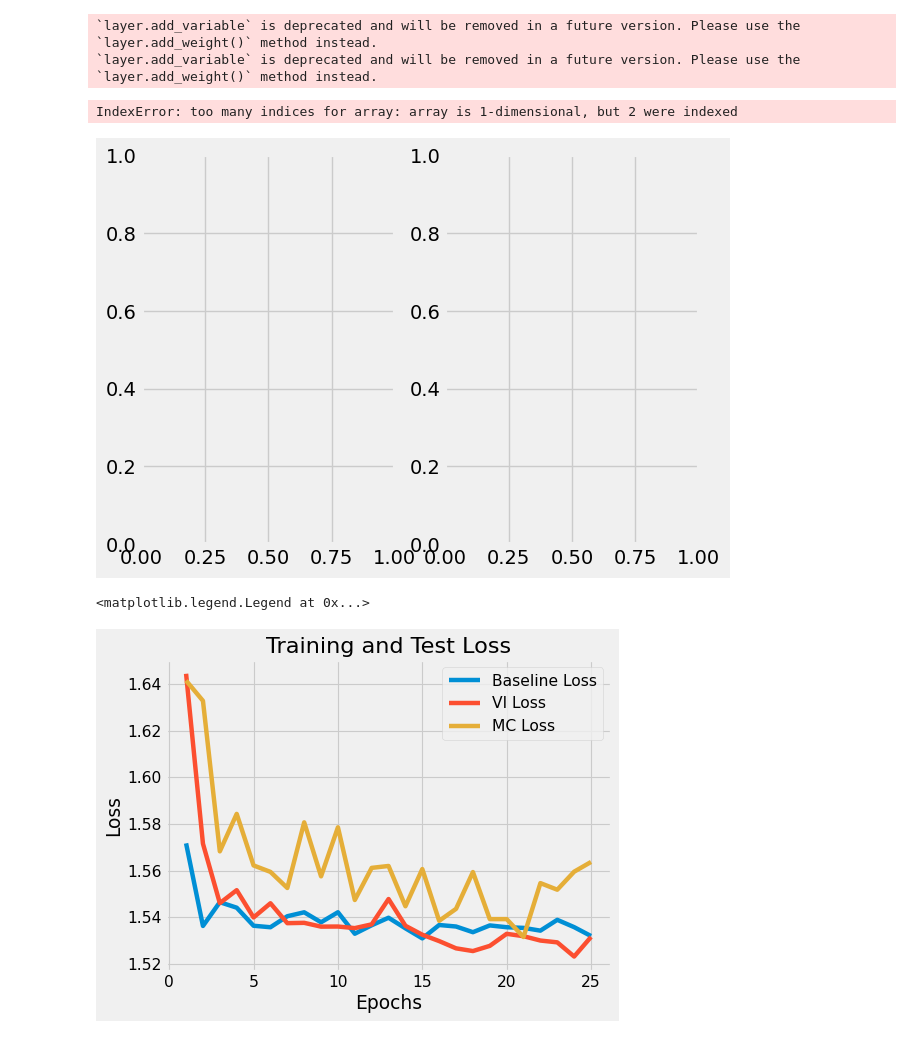
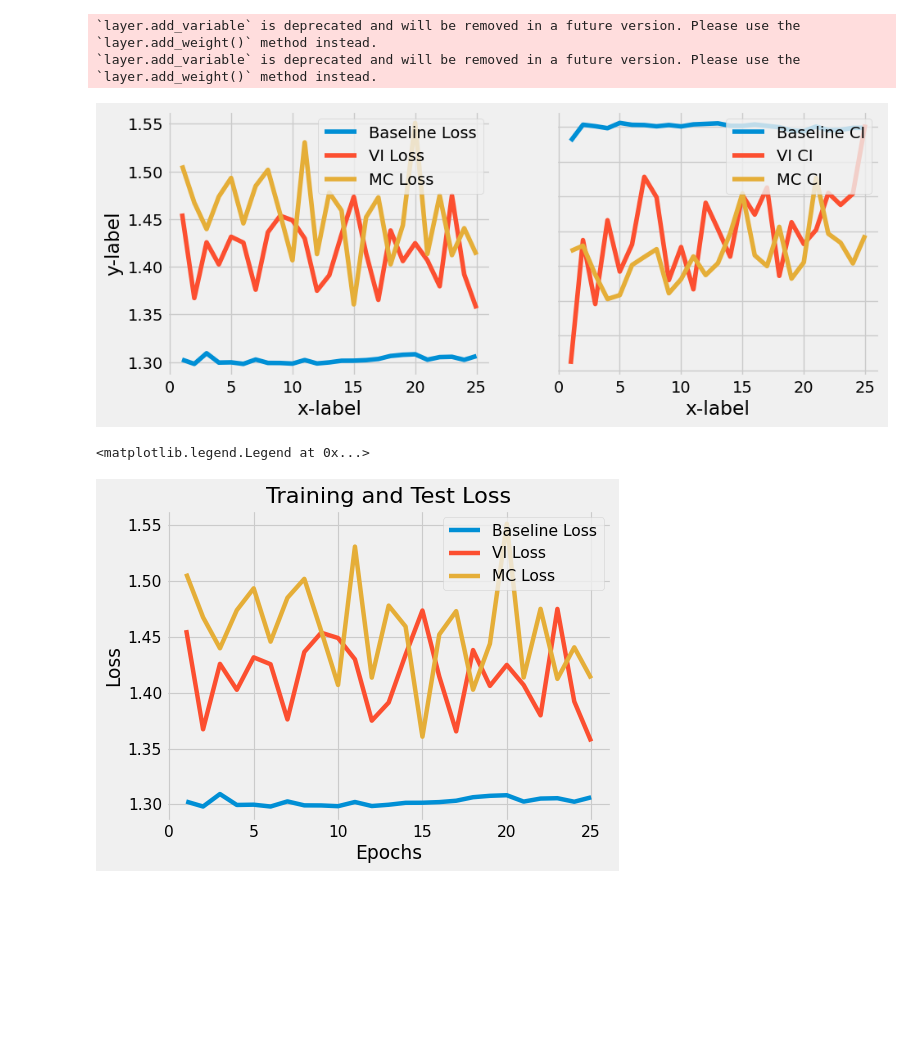
Before and after one commit to thecml/baysurv-wip, a Jupyter notebook: notebooks/model_training.ipynb, the cells around one changed output. Saved outputs shown, nothing was run; the diff lists cells and outputs as text; code cells hidden in the pictures; blank space fills up the shorter version.

```diff
--- a/notebooks/model_training.ipynb
+++ b/notebooks/model_training.ipynb
@@ -15,9 +15,10 @@ from sklearn.model_selection import train_test_split
 from tools.preprocessor import Preprocessor
 
 N_EPOCHS = 10
+BATCH_SIZE = 32
 
 # Load data
-dl = data_loader.MetabricDataLoader().load_data()
+dl = data_loader.GbsgDataLoader().load_data()
 X, y = dl.get_data()
 num_features, cat_features = dl.get_features()
 
@@ -38,18 +39,16 @@ t_test = np.array(y_test['Time'])
 e_test = np.array(y_test['Event'])
 
 # Load network parameters
-config = load_config(pt.CONFIGS_DIR, "whas_arch.yaml")
+config = load_config(pt.CONFIGS_DIR, "gbsg_arch.yaml")
 optimizer = tf.keras.optimizers.deserialize(config['optimizer'])
 custom_objects = {"CoxPHLoss": CoxPHLoss()}
 with tf.keras.utils.custom_object_scope(custom_objects):
     loss_fn = tf.keras.losses.deserialize(config['loss_fn'])
+layers = config['network_layers']
 activation_fn = config['activiation_fn']
-num_epochs = config['num_epochs']
-layers = config['network_layers']
-batch_size = config['batch_size']
 dropout_rate = config['dropout_rate']
-batch_size = config['batch_size']
+l2_reg = config['dropout_rate']
 
 # Make data loaders
-train_ds = InputFunction(X_train, t_train, e_train, batch_size=batch_size, drop_last=True, shuffle=True)()
-test_ds = InputFunction(X_test, t_test, e_test, batch_size=batch_size)()
+train_ds = InputFunction(X_train, t_train, e_train, batch_size=BATCH_SIZE, drop_last=True, shuffle=True)()
+test_ds = InputFunction(X_test, t_test, e_test, batch_size=BATCH_SIZE)()
@@ -59,7 +55,8 @@ To enable them in other operations, rebuild TensorFlow with the appropriate comp
 # %%
 # Train baseline model
 baseline_model = make_baseline_model(input_shape=X_train.shape[1:], output_dim=1,
-                                     layers=layers, activation_fn=activation_fn, dropout_rate=dropout_rate)
+                                     layers=layers, activation_fn=activation_fn,
+                                     dropout_rate=dropout_rate, regularization_pen=l2_reg)
 baseline_trainer = model_trainer.Trainer(model=baseline_model,
                                          train_dataset=train_ds,
                                          valid_dataset=None,
@@ -105,25 +102,23 @@ vi_ci = vi_trainer.test_ci_scores
 mc_ci = mc_dropout_trainer.test_ci_scores
 # %%
 epochs = range(1, N_EPOCHS+1)
-fig, axs = plt.subplots(1, 2)
-
-axs[0, 0].plot(epochs, baseline_loss, label='Baseline Loss')
-#axs[0, 0].plot(epochs, vi_loss, label='VI Loss')
-#axs[0, 0].plot(epochs, mc_loss, label='MC Loss')
-axs[0, 0].set_title('Axis [0, 0]')
-axs[0, 1].plot(epochs, baseline_ci, label='Baseline CI')
-axs[0, 1].plot(epochs, vi_ci, label='VI CI')
-axs[0, 1].plot(epochs, mc_ci, label='MC CI')
-axs[0, 1].set_title('Axis [0, 1]')
+fig, axs = plt.subplots(1, 2, figsize=(10, 4))
+axs[0].plot(epochs, baseline_loss, label='Baseline Loss')
+axs[0].plot(epochs, vi_loss, label='VI Loss')
+axs[0].plot(epochs, mc_loss, label='MC Loss')
+axs[0].legend(loc="upper right")
+axs[1].plot(epochs, baseline_ci, label='Baseline CI')
+axs[1].plot(epochs, vi_ci, label='VI CI')
+axs[1].plot(epochs, mc_ci, label='MC CI')
+axs[1].legend(loc="upper right")
 
 for ax in axs.flat:
     ax.set(xlabel='x-label', ylabel='y-label')
 
 for ax in axs.flat:
     ax.label_outer()
 # %% [output]
-IndexError: too many indices for array: array is 1-dimensional, but 2 were indexed
-[figure, old version]
+[figure, new version]
 # %%
 plt.figure(dpi=80)
 epochs = range(1, N_EPOCHS+1)
@@ -136,7 +131,7 @@ plt.ylabel('Loss')
 plt.legend()
 # %% [output]
 <matplotlib.legend.Legend at 0x...>
-[figure, old version]
+[figure, new version]
 # %%
 plt.figure(dpi=80)
 epochs = range(1, N_EPOCHS+1)
```
Also changed, not shown: parts of 2 cells of this notebook, 8 other files.
